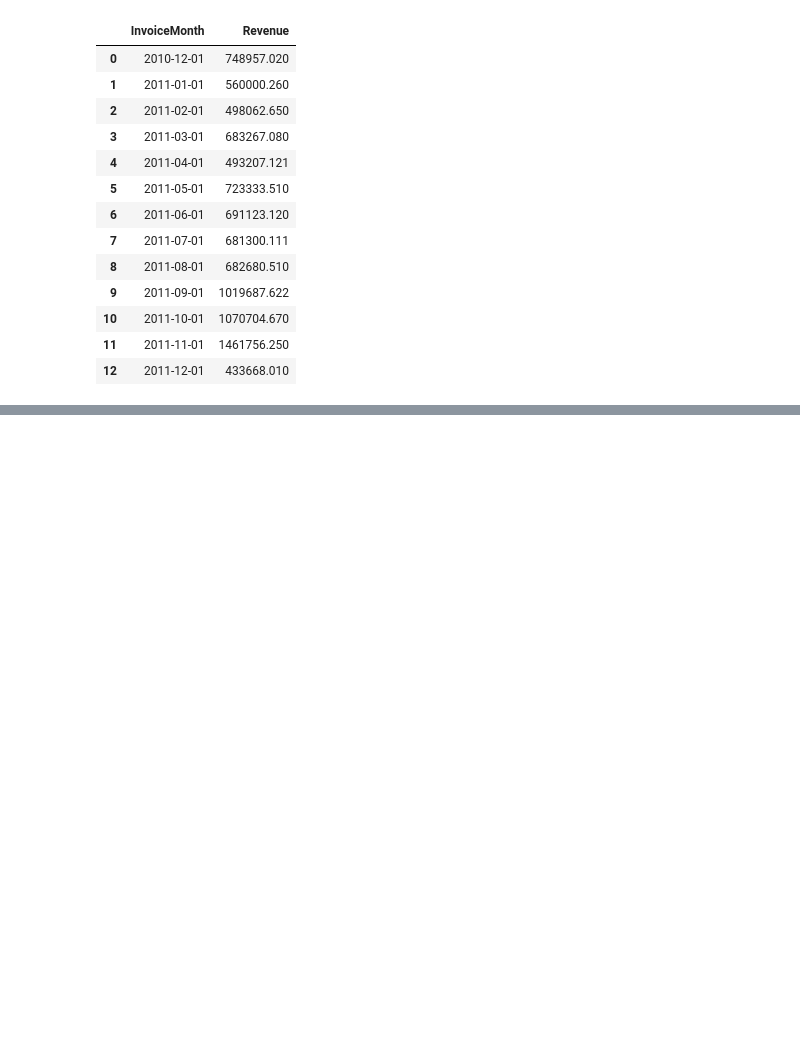
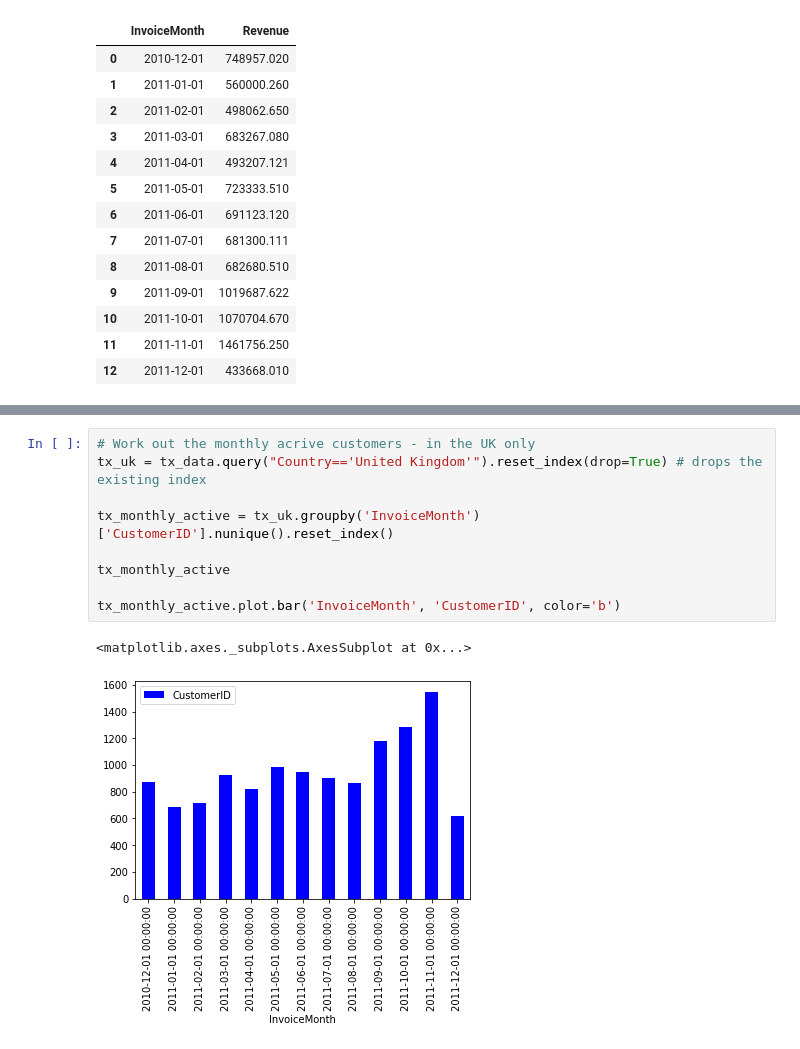
Before and after one commit to chhart/DataDrivenGrowth, a Jupyter notebook: 2020-06-11 Know Your Metrics.ipynb, the cells around one changed output, grey strips where cells are left out. Cells and saved outputs as stored; diff of their text form; blank space fills up the shorter version.

```diff
--- a/2020-06-11 Know Your Metrics.ipynb
+++ b/2020-06-11 Know Your Metrics.ipynb
@@ -88,0 +125,12 @@ AttributeError: 'Line2D' object has no property 'y'
+# %%
+# Work out the monthly acrive customers - in the UK only
+tx_uk = tx_data.query("Country=='United Kingdom'").reset_index(drop=True) # drops the existing index
+
+tx_monthly_active = tx_uk.groupby('InvoiceMonth')['CustomerID'].nunique().reset_index()
+
+tx_monthly_active
+
+tx_monthly_active.plot.bar('InvoiceMonth', 'CustomerID', color='b')
+# %% [output]
+<matplotlib.axes._subplots.AxesSubplot at 0x...>
+[figure, added]
```
Also changed, not shown: parts of 7 cells of this notebook.
